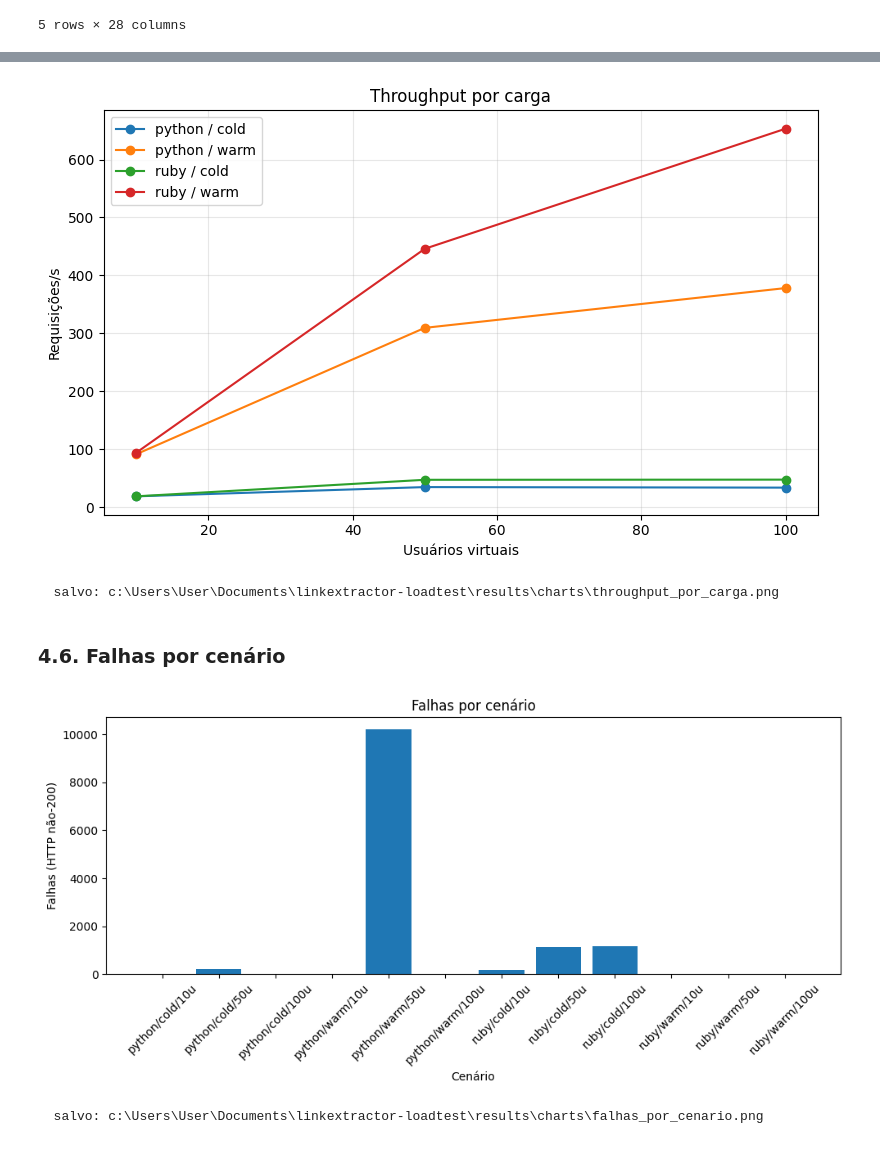
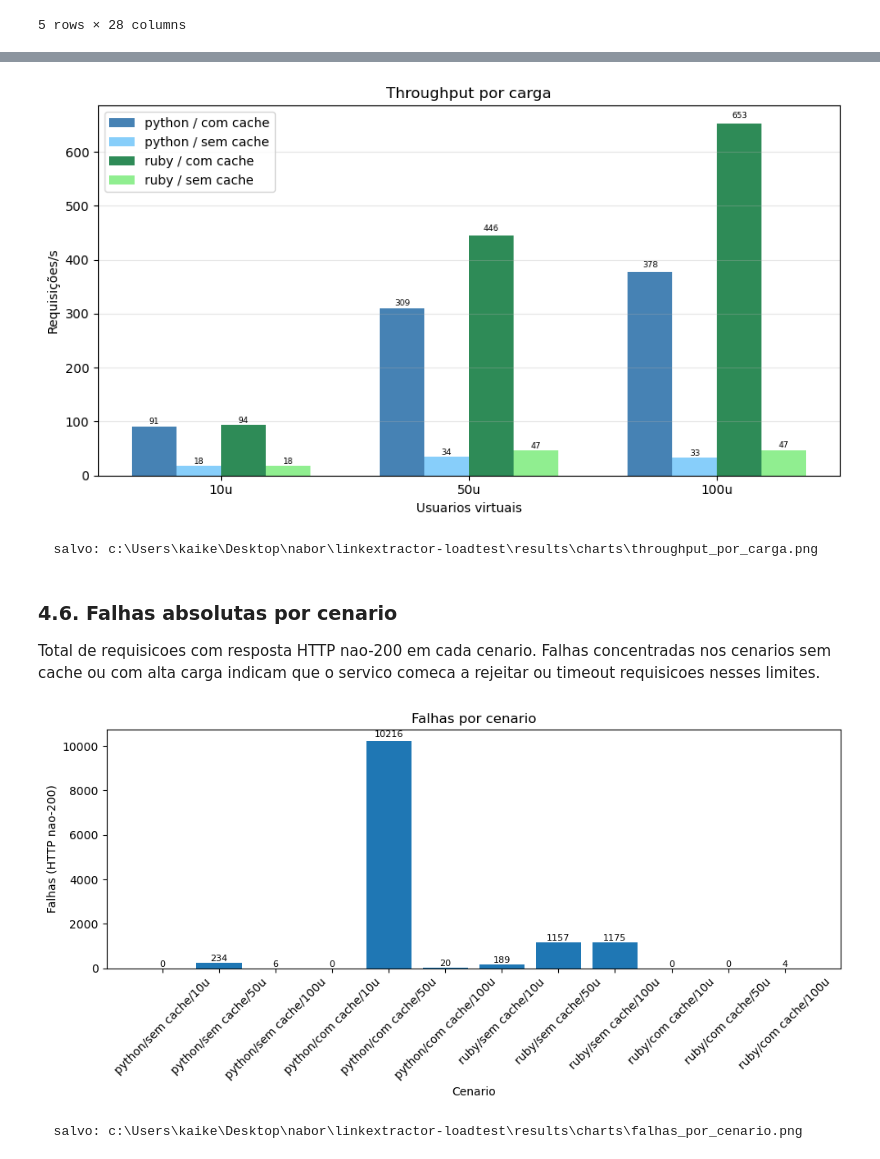
Before and after one commit to Overkillas/linkextractor-loadtest, a Jupyter notebook: analysis/analise.ipynb, the cells around one changed output, grey strips where cells are left out. Cells and saved outputs as stored; diff of their text form; code cells hidden in the pictures.

```diff
--- a/analysis/analise.ipynb
+++ b/analysis/analise.ipynb
@@ -203,22 +263,32 @@ line_by_users(resumo, "p99_ms", "p99 (ms)",
 # %%
-line_by_users(resumo, "rps", "Requisições/s",
+bar_by_users(resumo, "rps", "Requisições/s",
               "Throughput por carga",
               "throughput_por_carga.png")
 # %% [output]
-[figure, old version]
+[figure, new version]
-  salvo: c:\Users\User\Documents\linkextractor-loadtest\results\charts\throughput_por_carga.png
+  salvo: c:\Users\kaike\Desktop\nabor\linkextractor-loadtest\results\charts\throughput_por_carga.png
 # %% [markdown]
-### 4.6. Falhas por cenário
+### 4.6. Falhas absolutas por cenario
+
+Total de requisicoes com resposta HTTP nao-200 em cada cenario.
+Falhas concentradas nos cenarios sem cache ou com alta carga indicam que o servico
+comeca a rejeitar ou timeout requisicoes nesses limites.
 # %%
-df = resumo.copy()
-df["scenario"] = df["version"] + "/" + df["cache"] + "/" + df["users"].astype(str) + "u"
-df = df.sort_values(["version", "cache", "users"])
+df_fail = resumo.copy()
+df_fail["cache_pt"] = df_fail["cache"].map({"warm": "com cache", "cold": "sem cache"})
+df_fail["scenario"] = df_fail["version"] + "/" + df_fail["cache_pt"] + "/" + df_fail["users"].astype(str) + "u"
+df_fail = df_fail.sort_values(["version", "cache", "users"])
 
 fig, ax = plt.subplots(figsize=(10, 5))
-ax.bar(df["scenario"], df["failures"])
-ax.set_xlabel("Cenário")
-ax.set_ylabel("Falhas (HTTP não-200)")
-ax.set_title("Falhas por cenário")
+bars = ax.bar(df_fail["scenario"], df_fail["failures"])
+for bar, val in zip(bars, df_fail["failures"]):
+    ax.text(bar.get_x() + bar.get_width()/2,
+            bar.get_height() * 1.01,
+            str(int(val)),
+            ha="center", va="bottom", fontsize=8)
+ax.set_xlabel("Cenario")
+ax.set_ylabel("Falhas (HTTP nao-200)")
+ax.set_title("Falhas por cenario")
 ax.tick_params(axis="x", rotation=45)
 fig.tight_layout()
 out = CHARTS / "falhas_por_cenario.png"
@@ -226,5 +296,5 @@ fig.savefig(out, dpi=120)
 plt.show()
 print(f"  salvo: {out}")
 # %% [output]
-[figure, old version]
+[figure, new version]
-  salvo: c:\Users\User\Documents\linkextractor-loadtest\results\charts\falhas_por_cenario.png
+  salvo: c:\Users\kaike\Desktop\nabor\linkextractor-loadtest\results\charts\falhas_por_cenario.png
```
Also changed, not shown: parts of 26 cells of this notebook, 12 other files.
